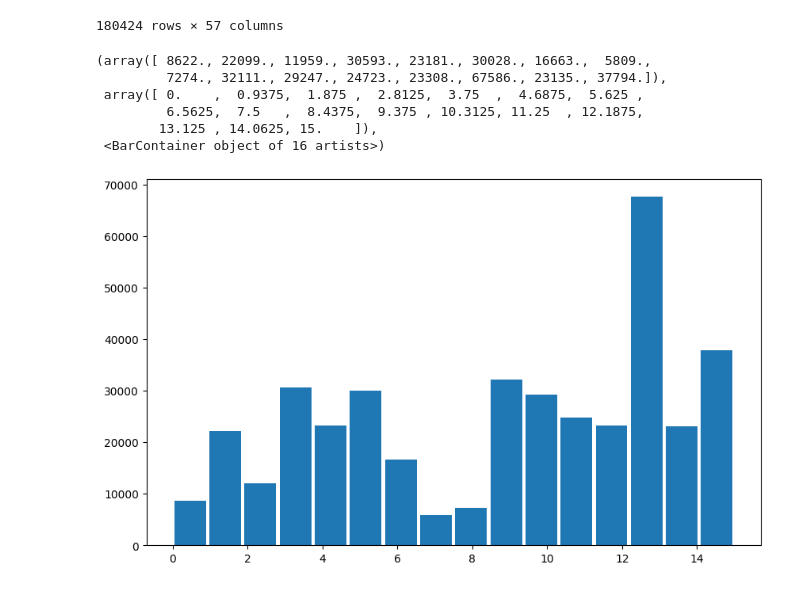
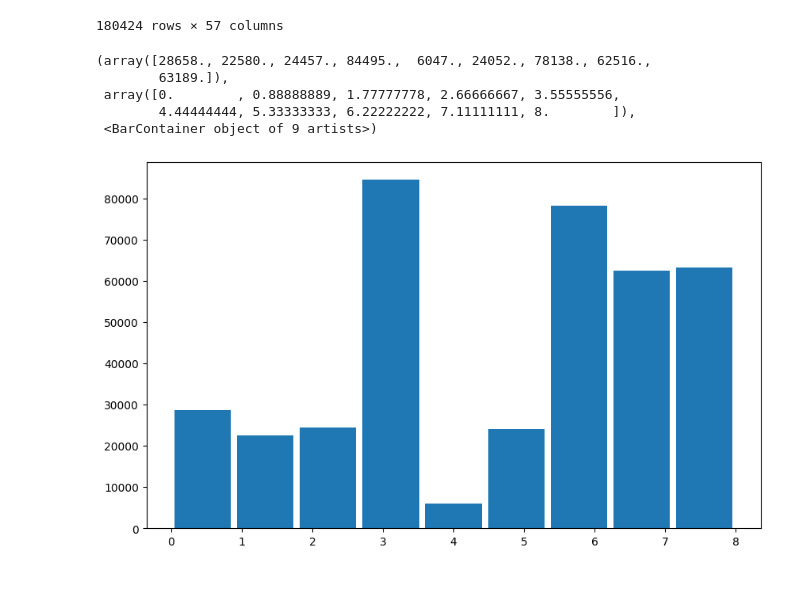
Before and after one commit to JanSuper/MasterProject1-1, a Jupyter notebook: Project Update.ipynb, the cells around one changed output. Saved outputs shown, nothing was run; the diff lists cells and outputs as text; code cells hidden in the pictures.

```diff
--- a/Project Update.ipynb
+++ b/Project Update.ipynb
@@ -60,18 +60,18 @@ grouped = df1n.groupby('ImageNumber')
 # %%
 
 
-# som = SOM(m=4, n=4, dim=56)
-# maxs = 0
-# keep = None
-# t = 10
-# for i in range(t):
-#     for name, group in grouped:
-#         features = group._get_numeric_data().values
-#         if len(features) > maxs:
-#             maxs = len(features)
-#             keep = features
-#         epoch = len(features)*(i+1)
-#         som.fit(features, epochs=epoch)
+som = SOM(m=3, n=3, dim=56)
+maxs = 0
+keep = None
+t = 10
+for i in range(t):
+    for name, group in grouped:
+        features = group._get_numeric_data().values
+        if len(features) > maxs:
+            maxs = len(features)
+            keep = features
+        epoch = len(features)*(i+1)
+        som.fit(features, epochs=epoch)
 l = df1n["ImageNumber"].unique()
 id = 0
 # %%
@@ -85,15 +85,14 @@ for c in dfn.columns[1:]:
 
 dfn["pred"] = som.predict(dfn._get_numeric_data().values)
 # %%
-plt.hist(dfn["pred"], bins=16, rwidth=0.9)
+plt.hist(dfn["pred"], bins=9, rwidth=0.9)
 # %% [output]
-(array([ 8622., 22099., 11959., 30593., 23181., 30028., 16663.,  5809.,
-         7274., 32111., 29247., 24723., 23308., 67586., 23135., 37794.]),
- array([ 0.    ,  0.9375,  1.875 ,  2.8125,  3.75  ,  4.6875,  5.625 ,
-         6.5625,  7.5   ,  8.4375,  9.375 , 10.3125, 11.25  , 12.1875,
-        13.125 , 14.0625, 15.    ]),
- <BarContainer object of 16 artists>)
+(array([28658., 22580., 24457., 84495.,  6047., 24052., 78138., 62516.,
+        63189.]),
+ array([0.        , 0.88888889, 1.77777778, 2.66666667, 3.55555556,
+        4.44444444, 5.33333333, 6.22222222, 7.11111111, 8.        ]),
+ <BarContainer object of 9 artists>)
-[figure, old version]
+[figure, new version]
 # %%
 from cellType import CellType as ct
 
```
Also changed, not shown: parts of 6 cells of this notebook, 2 other files.
